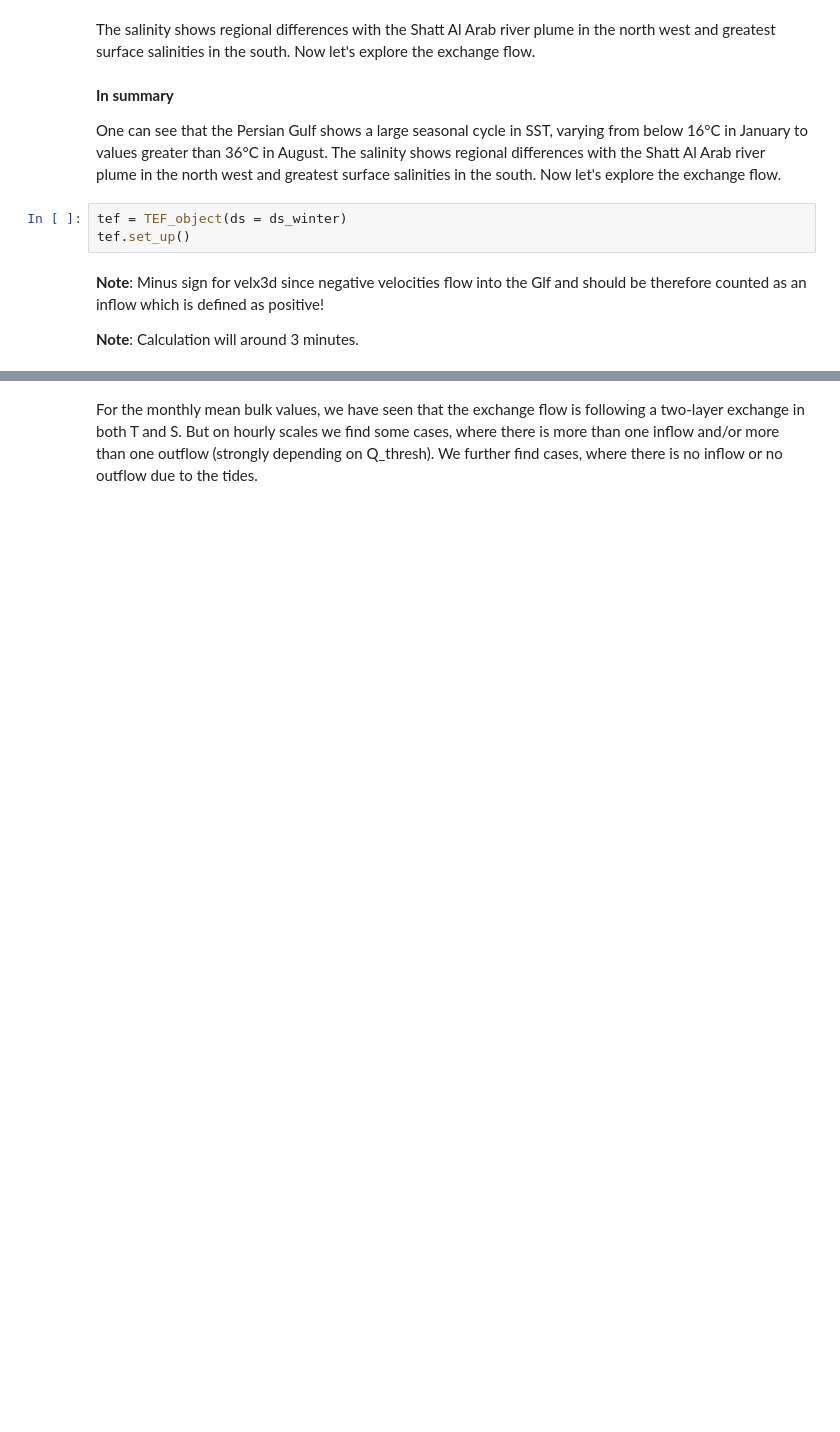
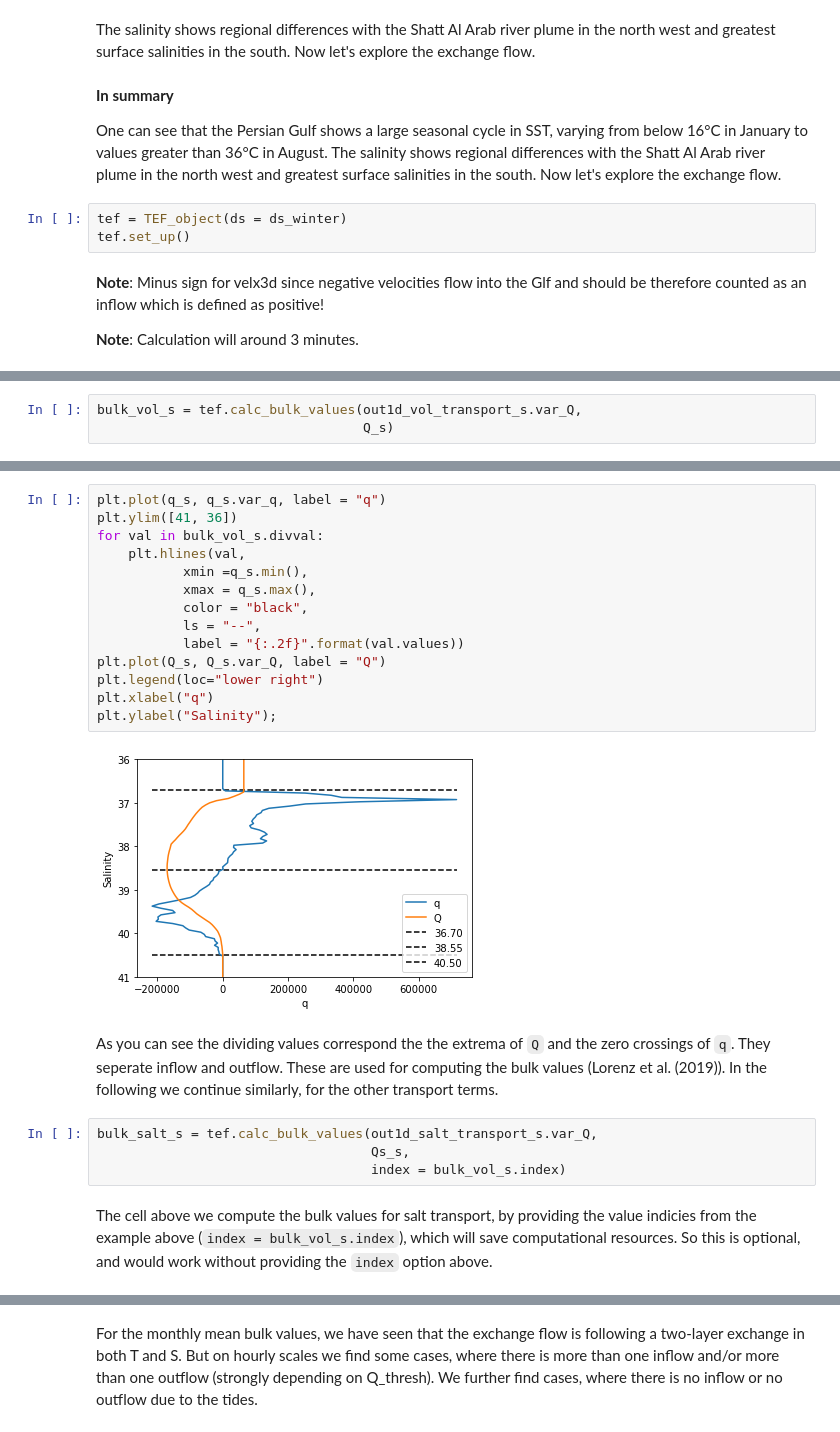
Before and after one commit to florianboergel/pyTEF, a Jupyter notebook: 01_example_persian_gulf.ipynb, the cells around one changed output, grey strips where cells are left out. Drawn from its saved outputs; the diff is of its cells as text; blank space fills up the shorter version.

```diff
--- a/01_example_persian_gulf.ipynb
+++ b/01_example_persian_gulf.ipynb
@@ -240,0 +154,3 @@ Data variables:
+# %%
+bulk_vol_s = tef.calc_bulk_values(out1d_vol_transport_s.var_Q,
+                                  Q_s)
@@ -240,0 +181,24 @@ Data variables:
+# %%
+plt.plot(q_s, q_s.var_q, label = "q")
+plt.ylim([41, 36])
+for val in bulk_vol_s.divval:
+    plt.hlines(val,
+           xmin =q_s.min(),
+           xmax = q_s.max(),
+           color = "black",
+           ls = "--",
+           label = "{:.2f}".format(val.values))
+plt.plot(Q_s, Q_s.var_Q, label = "Q")
+plt.legend(loc="lower right")
+plt.xlabel("q")
+plt.ylabel("Salinity");
+# %% [output]
+[figure, added]
+# %% [markdown]
+As you can see the dividing values correspond the the extrema of `Q` and the zero crossings of `q`. They seperate inflow and outflow. These are used for computing the bulk values (Lorenz et al. (2019)). In the following we continue similarly, for the other transport terms.
+# %%
+bulk_salt_s = tef.calc_bulk_values(out1d_salt_transport_s.var_Q,
+                                   Qs_s,
+                                   index = bulk_vol_s.index)
+# %% [markdown]
+The cell above we compute the bulk values for salt transport, by providing the value indicies from the example above (`index = bulk_vol_s.index`), which will save computational resources. So this is optional, and would work without providing the `index` option above.
```
Also changed, not shown: parts of 56 cells of this notebook, 9 other files.
